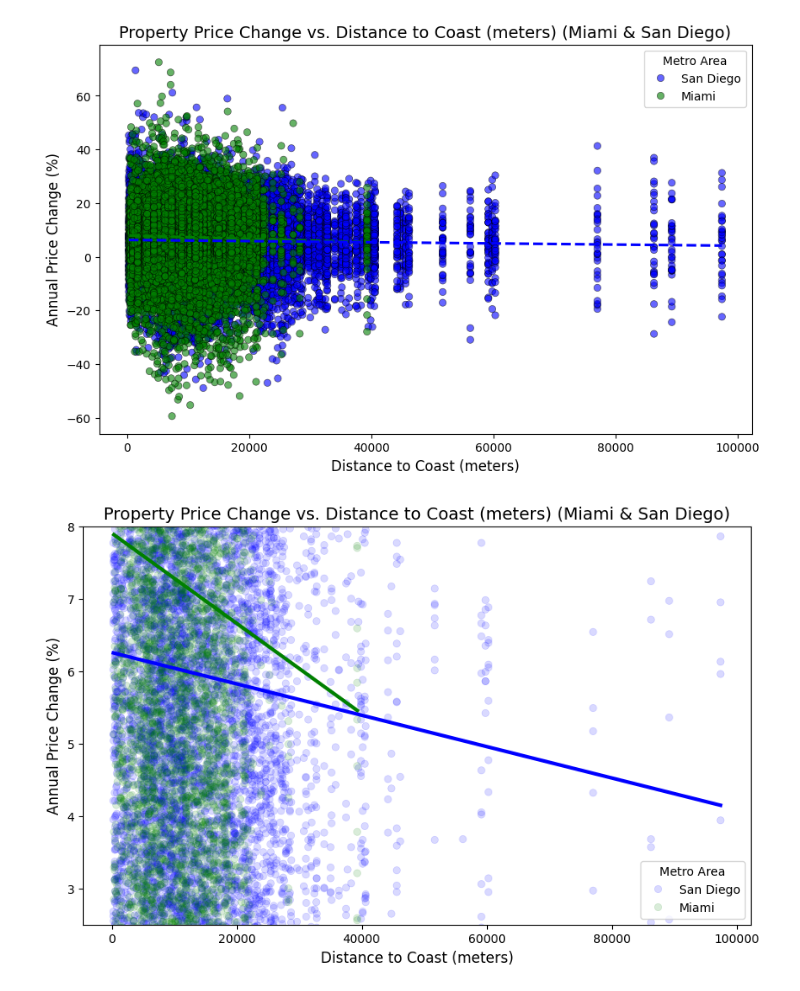
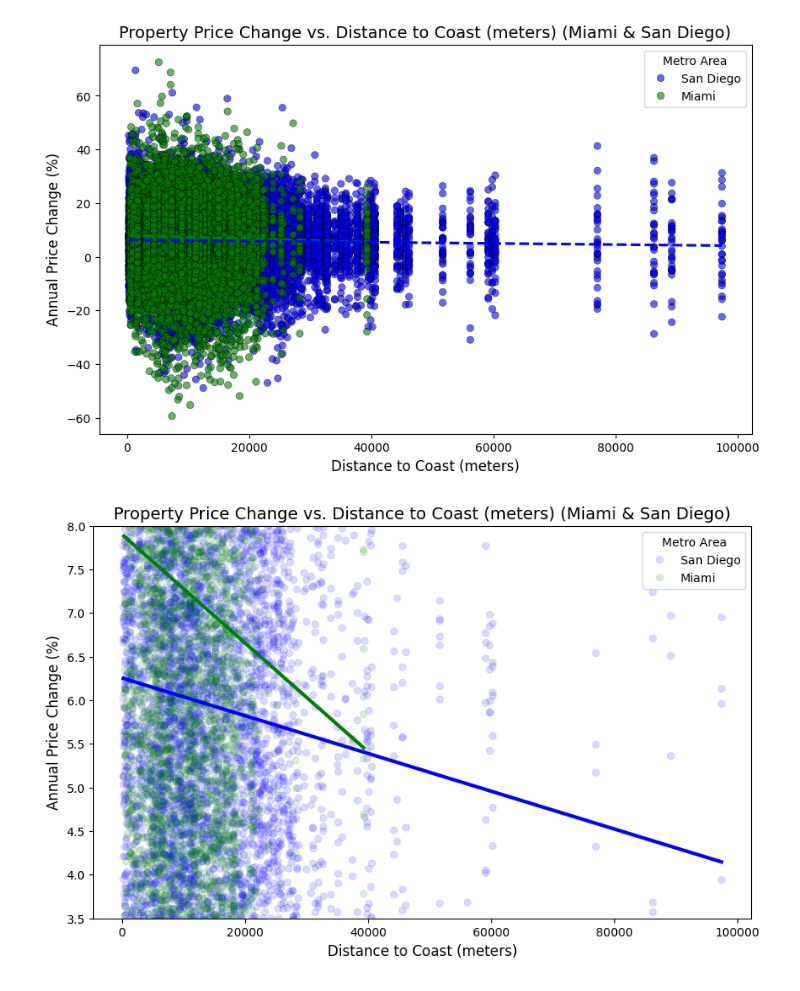
Before and after one commit to claireconner/mgt-189-final-proj, a Jupyter notebook: AdditionalVisuals.ipynb, the cells around one changed output. Drawn from its saved outputs; the diff is of its cells as text; code cells hidden in the pictures.

```diff
--- a/AdditionalVisuals.ipynb
+++ b/AdditionalVisuals.ipynb
@@ -239,35 +239,35 @@ plt.show()
 # Filter only for Miami & San Diego
 highlight_metros = ["Miami", "San Diego"]
 df_filtered = df2[df2["Metro_Area"].isin(highlight_metros)]
 
 # Create scatter plot with faded dots
 plt.figure(figsize=(10, 6))
 sns.scatterplot(
     data=df_filtered, x="Hub_distance", y="annual_change", hue="Metro_Area",
     palette={"Miami": "green", "San Diego": "blue"}, alpha=0.15, edgecolor=None  # Low alpha for faded effect
 )
 
 # Add bold trendline for Miami & San Diego separately
 for metro, color in zip(highlight_metros, ["green", "blue"]):
     subset = df_filtered[df_filtered["Metro_Area"] == metro]
     sns.regplot(
         x=subset["Hub_distance"], y=subset["annual_change"], scatter=False,
         ci=None, color=color, line_kws={"linestyle": "solid", "linewidth": 3}  # Thicker & more prominent line
     )
 
 # Set Y-axis limits (Zooming in from 0 to 20)
-plt.ylim(2.5, 8)
+plt.ylim(3.5, 8)
 
 # Titles and labels
 plt.title("Property Price Change vs. Distance to Coast (meters) (Miami & San Diego)", fontsize=14)
 plt.xlabel("Distance to Coast (meters)", fontsize=12)
 plt.ylabel("Annual Price Change (%)", fontsize=12)
 plt.legend(title="Metro Area")
 
 # Show the plot
 plt.show()
 # %% [output]
-[figure, old version]
+[figure, new version]
 # %%
 # 📊 Explanation of the Graph
 # This scatter plot visualizes the relationship between property price change (%) and distance from the hub (miles) for two metro areas: Miami (Green) and San Diego (Blue).
```
